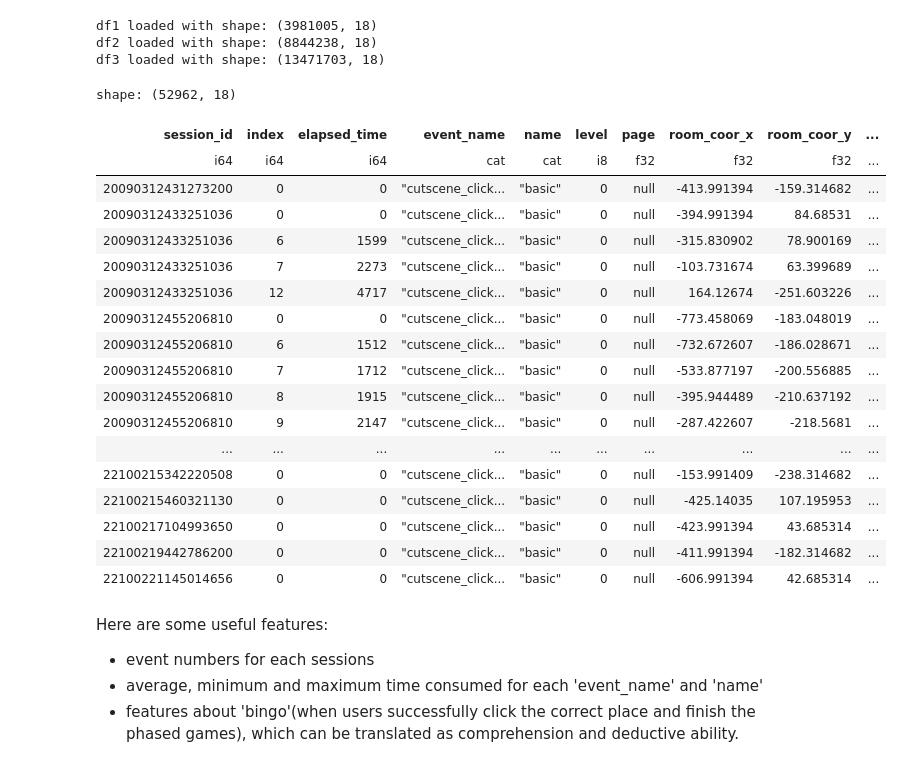
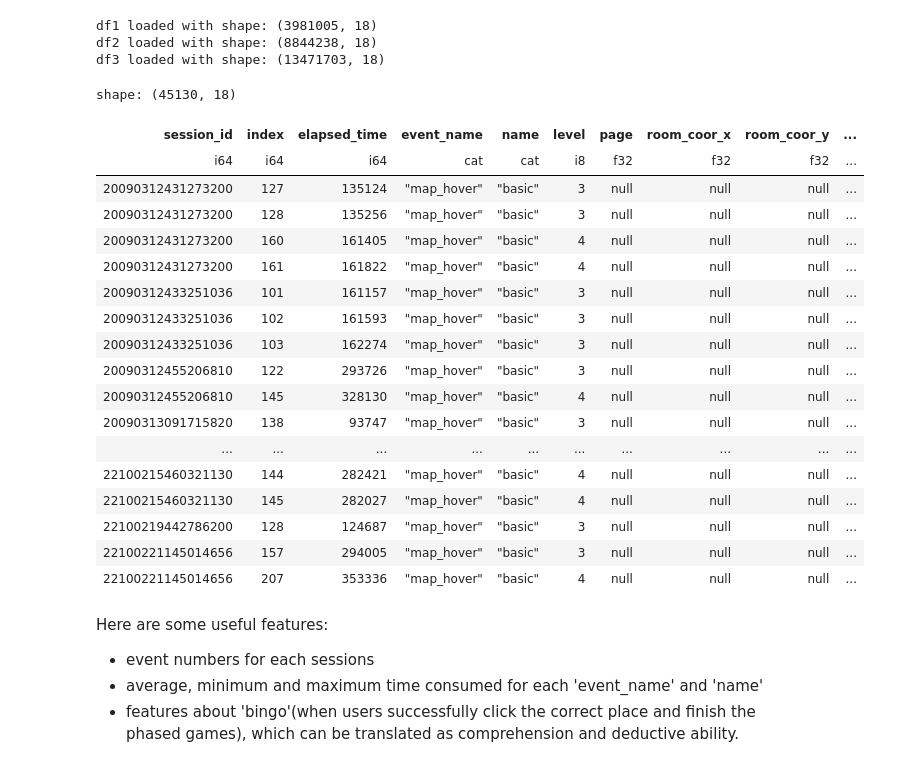
Before and after one commit to xiaosuhu/StudentPeformance_Kaggle, a Jupyter notebook: magic-bingo-exp_v45.ipynb, the cells around one changed output. Cells and saved outputs as stored; diff of their text form; code cells hidden in the pictures.

```diff
--- a/magic-bingo-exp_v45.ipynb
+++ b/magic-bingo-exp_v45.ipynb
@@ -94,26 +94,26 @@ df1 loaded with shape: (3981005, 18)
 df2 loaded with shape: (8844238, 18)
 df3 loaded with shape: (13471703, 18)
 # %%
-df1.filter(pl.col("fqid")== 'intro')
+df1.filter(pl.col("event_name")== 'map_hover')
 # %% [output]
-shape: (52962, 18)
+shape: (45130, 18)
 | session_id | index | elapsed_time | event_name | name | level | page | room_coor_x | room_coor_y | ... |
 | i64 | i64 | i64 | cat | cat | i8 | f32 | f32 | f32 | ... |
-| 20090312431273200 | 0 | 0 | "cutscene_click... | "basic" | 0 | null | -413.991394 | -159.314682 | ... |
-| 20090312433251036 | 0 | 0 | "cutscene_click... | "basic" | 0 | null | -394.991394 | 84.68531 | ... |
-| 20090312433251036 | 6 | 1599 | "cutscene_click... | "basic" | 0 | null | -315.830902 | 78.900169 | ... |
-| 20090312433251036 | 7 | 2273 | "cutscene_click... | "basic" | 0 | null | -103.731674 | 63.399689 | ... |
-| 20090312433251036 | 12 | 4717 | "cutscene_click... | "basic" | 0 | null | 164.12674 | -251.603226 | ... |
-| 20090312455206810 | 0 | 0 | "cutscene_click... | "basic" | 0 | null | -773.458069 | -183.048019 | ... |
-| 20090312455206810 | 6 | 1512 | "cutscene_click... | "basic" | 0 | null | -732.672607 | -186.028671 | ... |
-| 20090312455206810 | 7 | 1712 | "cutscene_click... | "basic" | 0 | null | -533.877197 | -200.556885 | ... |
-| 20090312455206810 | 8 | 1915 | "cutscene_click... | "basic" | 0 | null | -395.944489 | -210.637192 | ... |
-| 20090312455206810 | 9 | 2147 | "cutscene_click... | "basic" | 0 | null | -287.422607 | -218.5681 | ... |
+| 20090312431273200 | 127 | 135124 | "map_hover" | "basic" | 3 | null | null | null | ... |
+| 20090312431273200 | 128 | 135256 | "map_hover" | "basic" | 3 | null | null | null | ... |
+| 20090312431273200 | 160 | 161405 | "map_hover" | "basic" | 4 | null | null | null | ... |
+| 20090312431273200 | 161 | 161822 | "map_hover" | "basic" | 4 | null | null | null | ... |
+| 20090312433251036 | 101 | 161157 | "map_hover" | "basic" | 3 | null | null | null | ... |
+| 20090312433251036 | 102 | 161593 | "map_hover" | "basic" | 3 | null | null | null | ... |
+| 20090312433251036 | 103 | 162274 | "map_hover" | "basic" | 3 | null | null | null | ... |
+| 20090312455206810 | 122 | 293726 | "map_hover" | "basic" | 3 | null | null | null | ... |
+| 20090312455206810 | 145 | 328130 | "map_hover" | "basic" | 4 | null | null | null | ... |
+| 20090313091715820 | 138 | 93747 | "map_hover" | "basic" | 3 | null | null | null | ... |
 | ... | ... | ... | ... | ... | ... | ... | ... | ... | ... |
-| 22100215342220508 | 0 | 0 | "cutscene_click... | "basic" | 0 | null | -153.991409 | -238.314682 | ... |
-| 22100215460321130 | 0 | 0 | "cutscene_click... | "basic" | 0 | null | -425.14035 | 107.195953 | ... |
-| 22100217104993650 | 0 | 0 | "cutscene_click... | "basic" | 0 | null | -423.991394 | 43.685314 | ... |
-| 22100219442786200 | 0 | 0 | "cutscene_click... | "basic" | 0 | null | -411.991394 | -182.314682 | ... |
-| 22100221145014656 | 0 | 0 | "cutscene_click... | "basic" | 0 | null | -606.991394 | 42.685314 | ... |
+| 22100215460321130 | 144 | 282421 | "map_hover" | "basic" | 4 | null | null | null | ... |
+| 22100215460321130 | 145 | 282027 | "map_hover" | "basic" | 4 | null | null | null | ... |
+| 22100219442786200 | 128 | 124687 | "map_hover" | "basic" | 3 | null | null | null | ... |
+| 22100221145014656 | 157 | 294005 | "map_hover" | "basic" | 3 | null | null | null | ... |
+| 22100221145014656 | 207 | 353336 | "map_hover" | "basic" | 4 | null | null | null | ... |
 # %%
 CATS = ['event_name', 'name','fqid', 'room_fqid', 'text_fqid']
```
Also changed, not shown: parts of 3 cells of this notebook, 45 other files.
